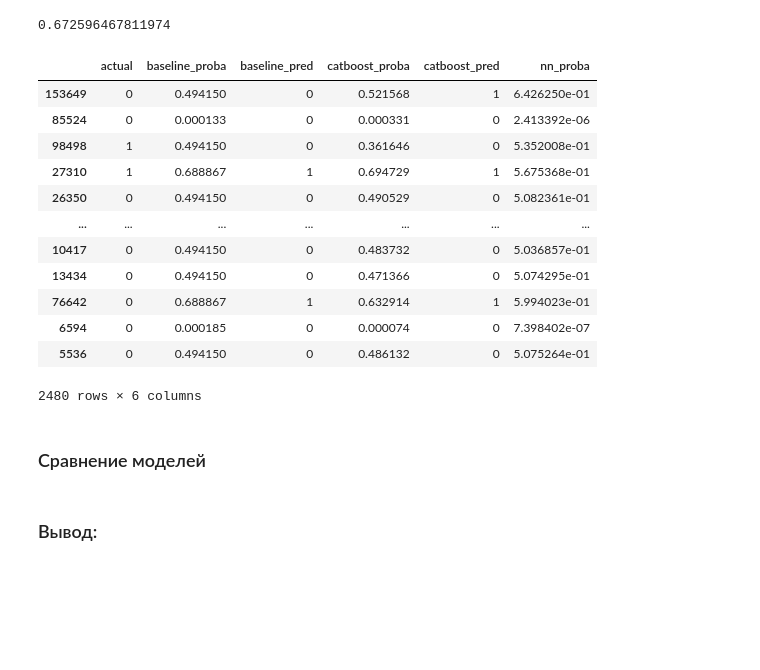
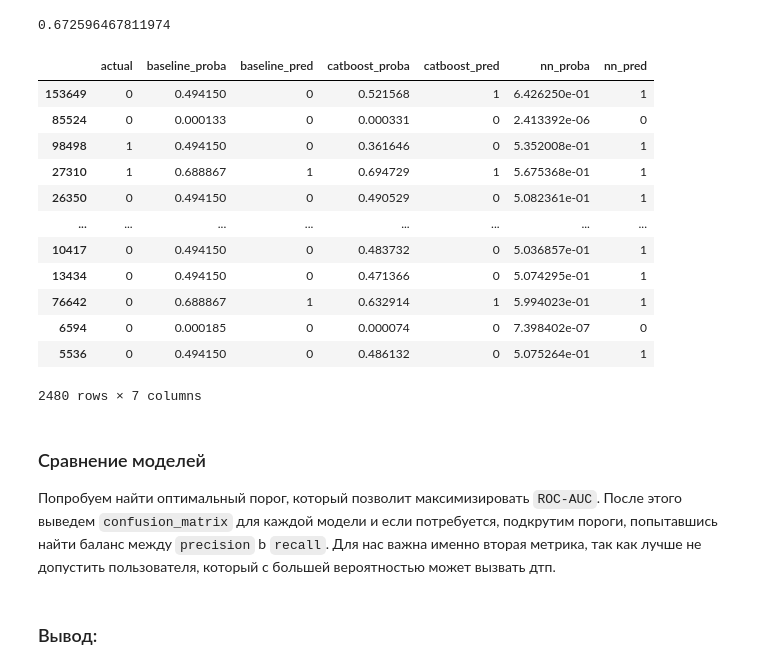
Before and after one commit to Moncervers/car_accident_prediction, a Jupyter notebook: project_notebook.ipynb, the cells around one changed output. Saved outputs shown, nothing was run; the diff lists cells and outputs as text; code cells hidden in the pictures; blank space fills up the shorter version.

```diff
--- a/project_notebook.ipynb
+++ b/project_notebook.ipynb
@@ -1786,24 +1996,28 @@ roc_auc_score(predictions_df['actual'], predictions_df['nn_proba'])
 # %% [output]
 0.672596467811974
 # %%
+predictions_df['nn_pred'] = predictions_df['nn_proba'].apply(lambda x: 1 if x > 0.5 else 0)
+
 # Проверяем, все ли корректно сохранилось
 predictions_df
 # %% [output]
-|  | actual | baseline_proba | baseline_pred | catboost_proba | catboost_pred | nn_proba |
-| 153649 | 0 | 0.494150 | 0 | 0.521568 | 1 | 6.426250e-01 |
-| 85524 | 0 | 0.000133 | 0 | 0.000331 | 0 | 2.413392e-06 |
-| 98498 | 1 | 0.494150 | 0 | 0.361646 | 0 | 5.352008e-01 |
-| 27310 | 1 | 0.688867 | 1 | 0.694729 | 1 | 5.675368e-01 |
-| 26350 | 0 | 0.494150 | 0 | 0.490529 | 0 | 5.082361e-01 |
-| ... | ... | ... | ... | ... | ... | ... |
-| 10417 | 0 | 0.494150 | 0 | 0.483732 | 0 | 5.036857e-01 |
-| 13434 | 0 | 0.494150 | 0 | 0.471366 | 0 | 5.074295e-01 |
-| 76642 | 0 | 0.688867 | 1 | 0.632914 | 1 | 5.994023e-01 |
-| 6594 | 0 | 0.000185 | 0 | 0.000074 | 0 | 7.398402e-07 |
-| 5536 | 0 | 0.494150 | 0 | 0.486132 | 0 | 5.075264e-01 |
+|  | actual | baseline_proba | baseline_pred | catboost_proba | catboost_pred | nn_proba | nn_pred |
+| 153649 | 0 | 0.494150 | 0 | 0.521568 | 1 | 6.426250e-01 | 1 |
+| 85524 | 0 | 0.000133 | 0 | 0.000331 | 0 | 2.413392e-06 | 0 |
+| 98498 | 1 | 0.494150 | 0 | 0.361646 | 0 | 5.352008e-01 | 1 |
+| 27310 | 1 | 0.688867 | 1 | 0.694729 | 1 | 5.675368e-01 | 1 |
+| 26350 | 0 | 0.494150 | 0 | 0.490529 | 0 | 5.082361e-01 | 1 |
+| ... | ... | ... | ... | ... | ... | ... | ... |
+| 10417 | 0 | 0.494150 | 0 | 0.483732 | 0 | 5.036857e-01 | 1 |
+| 13434 | 0 | 0.494150 | 0 | 0.471366 | 0 | 5.074295e-01 | 1 |
+| 76642 | 0 | 0.688867 | 1 | 0.632914 | 1 | 5.994023e-01 | 1 |
+| 6594 | 0 | 0.000185 | 0 | 0.000074 | 0 | 7.398402e-07 | 0 |
+| 5536 | 0 | 0.494150 | 0 | 0.486132 | 0 | 5.075264e-01 | 1 |
-2480 rows × 6 columns
+2480 rows × 7 columns
 # %% [markdown]
 ### Сравнение моделей
+
+Попробуем найти оптимальный порог, который позволит максимизировать `ROC-AUC`. После этого выведем `confusion_matrix` для каждой модели и если потребуется, подкрутим пороги, попытавшись найти баланс между `precision` b `recall`. Для нас важна именно вторая метрика, так как лучше не допустить пользователя, который с большей вероятностью может вызвать дтп.
 # %% [markdown]
 ### Вывод:
 # %% [markdown]
```
Also changed, not shown: parts of 26 cells of this notebook.
